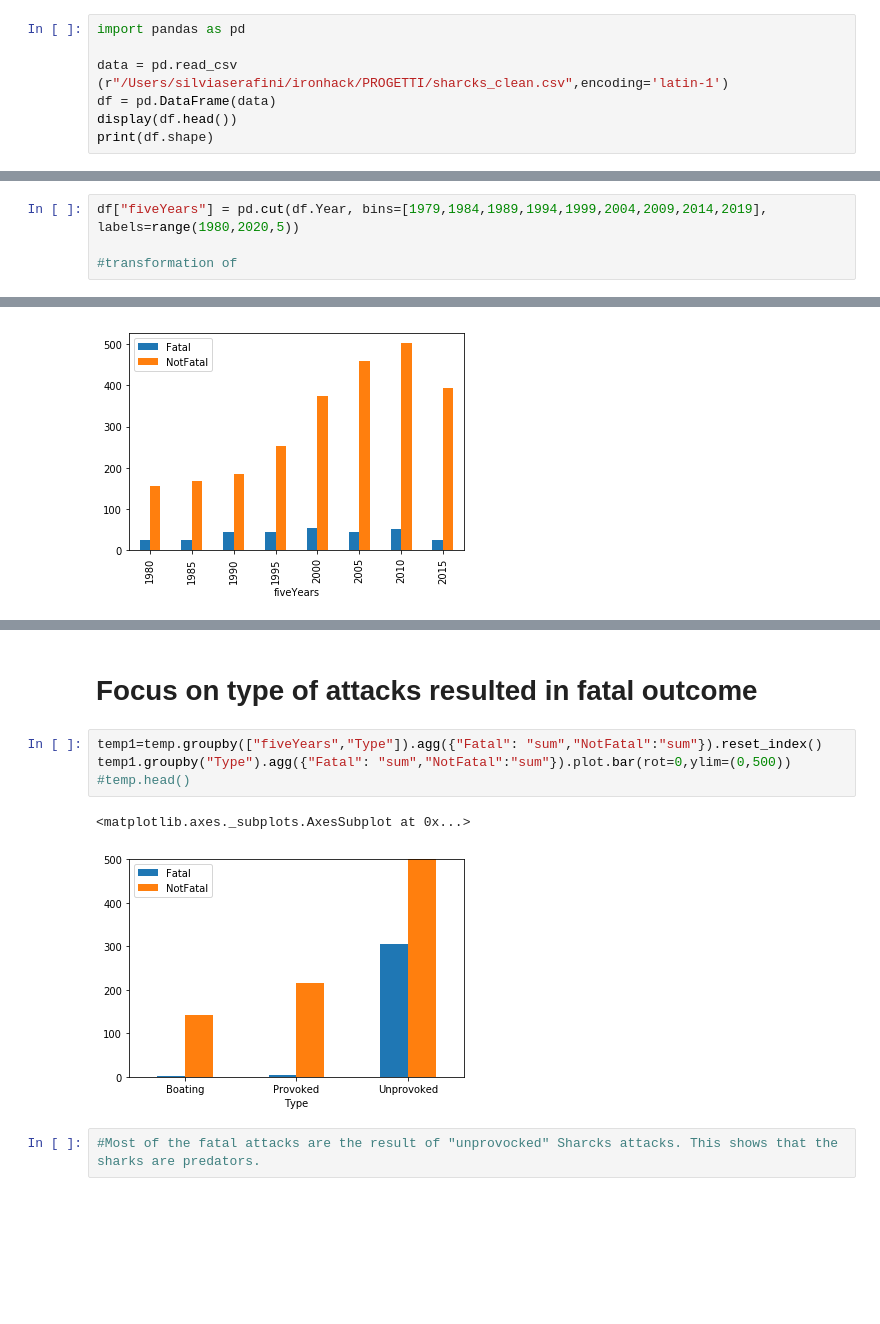
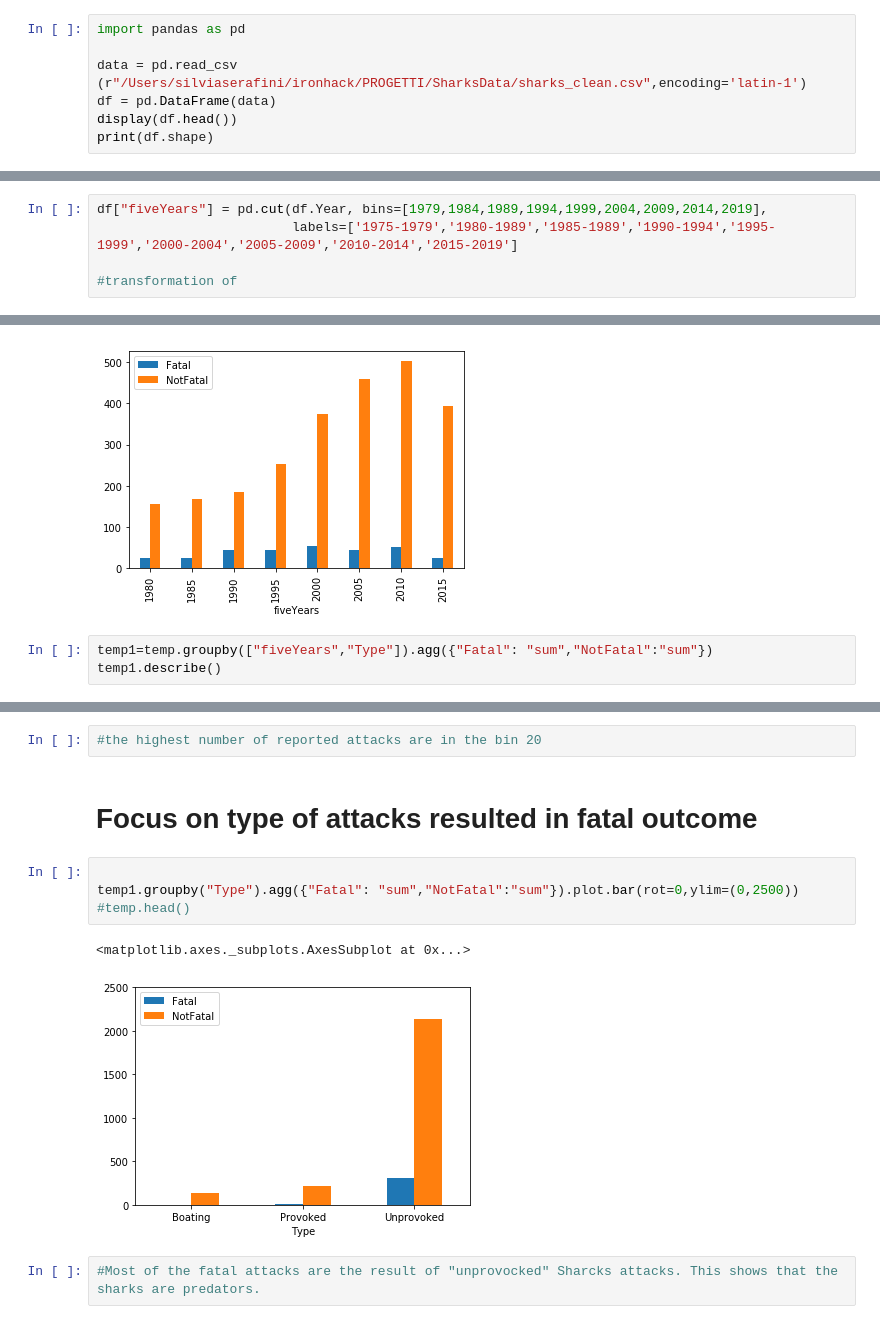
Before and after one commit to silviaserafini/SharksData, a Jupyter notebook: analysis.ipynb, the cells around one changed output, grey strips where cells are left out. Cells and saved outputs as stored; diff of their text form; blank space fills up the shorter version.

```diff
--- a/analysis.ipynb
+++ b/analysis.ipynb
@@ -1,7 +1,7 @@
 # %%
 import pandas as pd
 
-data = pd.read_csv (r"/Users/silviaserafini/ironhack/PROGETTI/sharcks_clean.csv",encoding='latin-1')
+data = pd.read_csv (r"/Users/silviaserafini/ironhack/PROGETTI/SharksData/sharks_clean.csv",encoding='latin-1')
 df = pd.DataFrame(data)
 display(df.head())
 print(df.shape)
@@ -14,6 +14,7 @@ print(df.shape)
 | 4 | 35 | 2018.03.31 | 31-Mar-2018 | 2018 | Unprovoked | USA | Hawaii | Kukio Beach | Stand-Up Paddleboarding | male | ... |
 (5627, 17)
 # %%
-df["fiveYears"] = pd.cut(df.Year, bins=[1979,1984,1989,1994,1999,2004,2009,2014,2019], labels=range(1980,2020,5))
+df["fiveYears"] = pd.cut(df.Year, bins=[1979,1984,1989,1994,1999,2004,2009,2014,2019],
+                         labels=['1975-1979','1980-1989','1985-1989','1990-1994','1995-1999','2000-2004','2005-2009','2010-2014','2015-2019']
 
 #transformation of
@@ -66,3 +69,6 @@ Try using .loc[row_indexer,col_indexer] = value instead
 See the caveats in the documentation: http://pandas.pydata.org/pandas-docs/stable/indexing.html#indexing-view-versus-copy
 <matplotlib.axes._subplots.AxesSubplot at 0x...>
 [figure]
+# %%
+temp1=temp.groupby(["fiveYears","Type"]).agg({"Fatal": "sum","NotFatal":"sum"})
+temp1.describe()
@@ -69,12 +85,14 @@ See the caveats in the documentation: http://pandas.pydata.org/pandas-docs/stabl
+# %%
+#the highest number of reported attacks are in the bin 20
 # %% [markdown]
 # Focus on type of attacks resulted in fatal outcome
 # %%
-temp1=temp.groupby(["fiveYears","Type"]).agg({"Fatal": "sum","NotFatal":"sum"}).reset_index()
-temp1.groupby("Type").agg({"Fatal": "sum","NotFatal":"sum"}).plot.bar(rot=0,ylim=(0,500))
+
+temp1.groupby("Type").agg({"Fatal": "sum","NotFatal":"sum"}).plot.bar(rot=0,ylim=(0,2500))
 #temp.head()
 # %% [output]
 <matplotlib.axes._subplots.AxesSubplot at 0x...>
-[figure, old version]
+[figure, new version]
 # %%
 #Most of the fatal attacks are the result of "unprovocked" Sharcks attacks. This shows that the sharks are predators.
 # %% [markdown]
```
Also changed, not shown: parts of 7 cells of this notebook, 1 other file.
